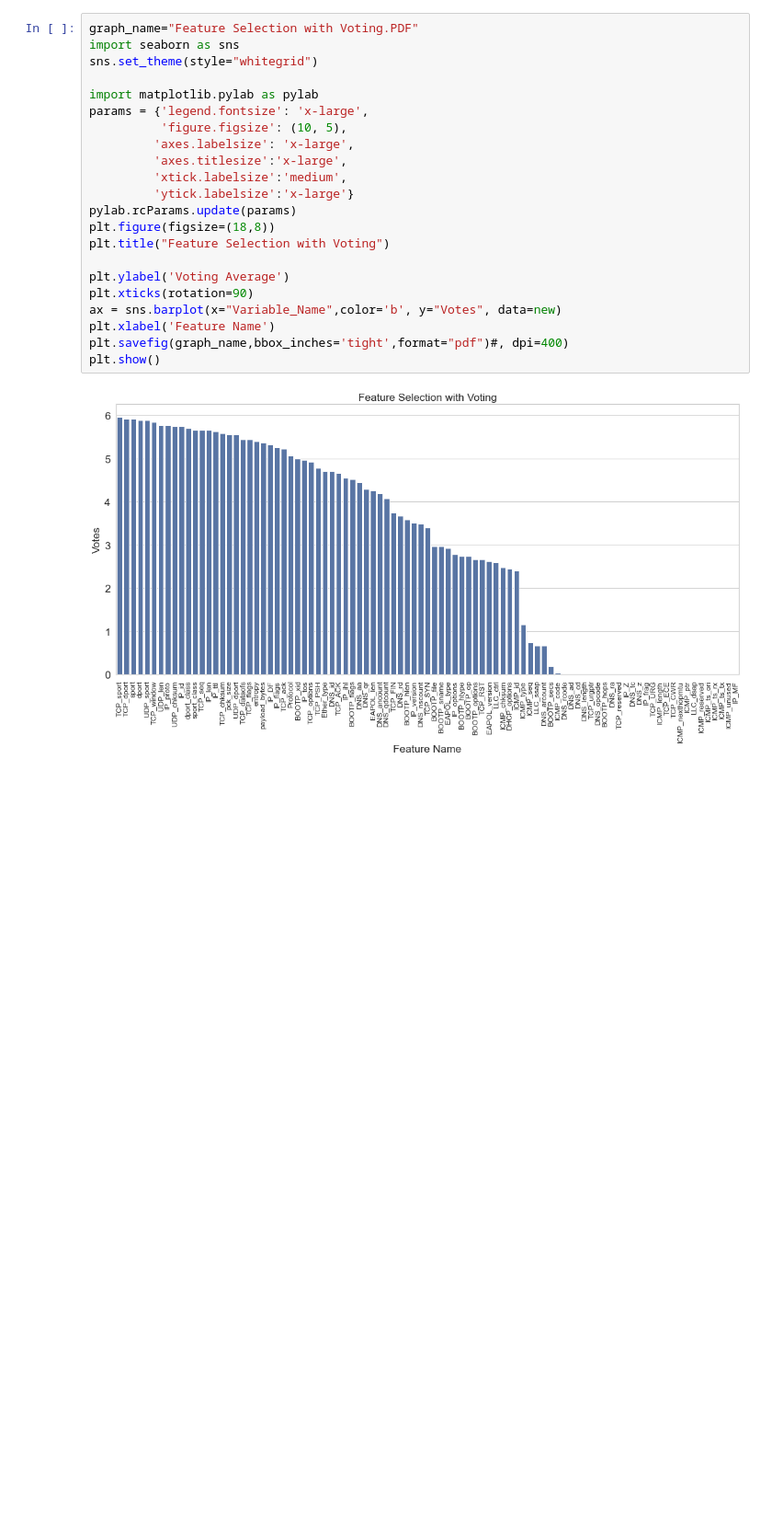
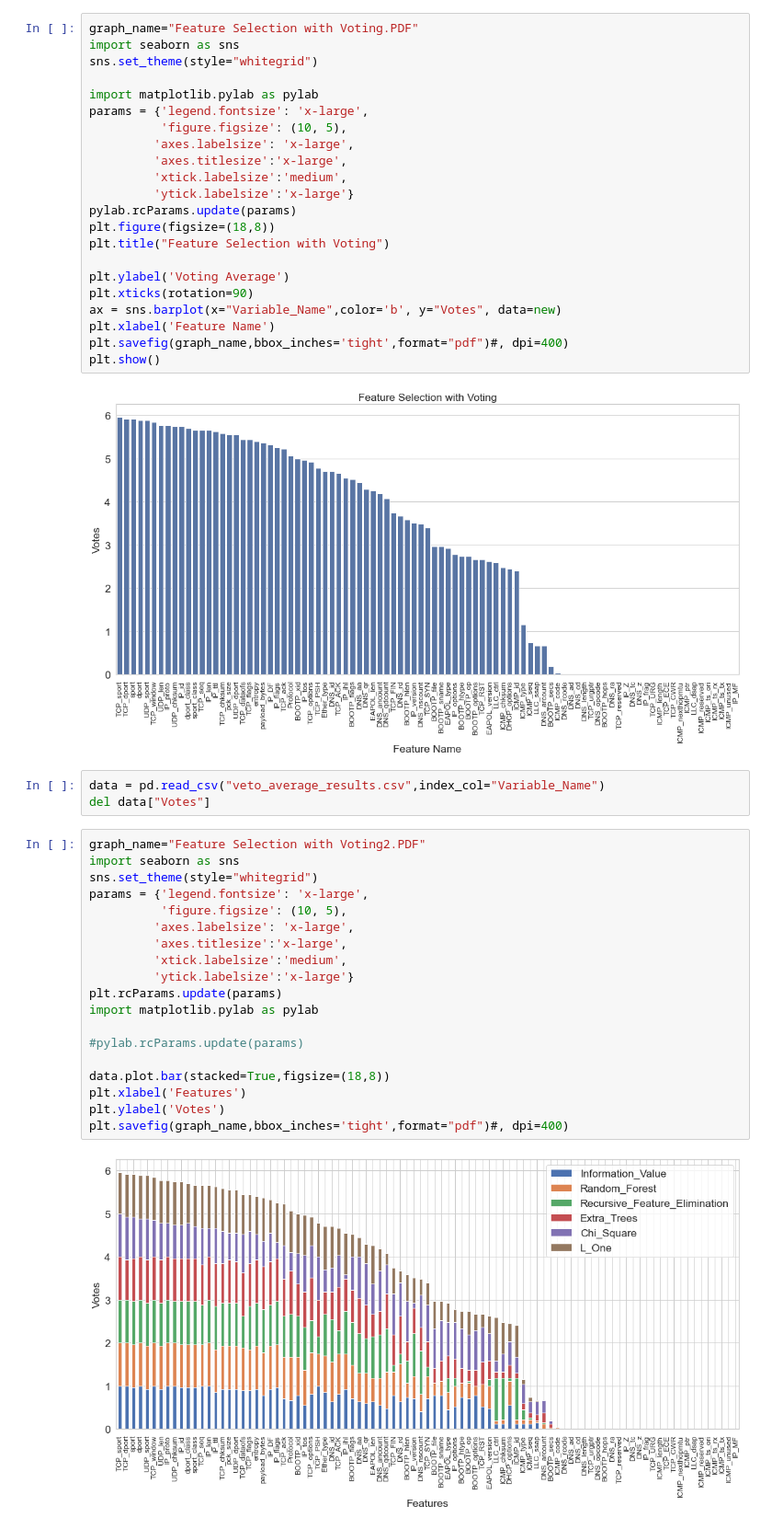
Before and after one commit to kahramankostas/IoTDevIDv2, a Jupyter notebook: 0002 Feature Selection/02.1 Feature importance voting and pre-assessment of features.ipynb, the cells around one changed output. Shown at 92% size. Drawn from its saved outputs; the diff is of its cells as text; blank space fills up the shorter version.

```diff
--- a/0002 Feature Selection/02.1 Feature importance voting and pre-assessment of features.ipynb
+++ b/0002 Feature Selection/02.1 Feature importance voting and pre-assessment of features.ipynb
@@ -493,3 +493,27 @@ plt.savefig(graph_name,bbox_inches='tight',format="pdf")#, dpi=400)
 plt.show()
 # %% [output]
 [figure]
+# %%
+data = pd.read_csv("veto_average_results.csv",index_col="Variable_Name")
+del data["Votes"]
+# %%
+graph_name="Feature Selection with Voting2.PDF"
+import seaborn as sns
+sns.set_theme(style="whitegrid")
+params = {'legend.fontsize': 'x-large',
+          'figure.figsize': (10, 5),
+         'axes.labelsize': 'x-large',
+         'axes.titlesize':'x-large',
+         'xtick.labelsize':'medium',
+         'ytick.labelsize':'x-large'}
+plt.rcParams.update(params)
+import matplotlib.pylab as pylab
+
+#pylab.rcParams.update(params)
+
+data.plot.bar(stacked=True,figsize=(18,8))
+plt.xlabel('Features')
+plt.ylabel('Votes')
+plt.savefig(graph_name,bbox_inches='tight',format="pdf")#, dpi=400)
+# %% [output]
+[figure, added]
```
Also changed, not shown: parts of 1 cell of this notebook.
